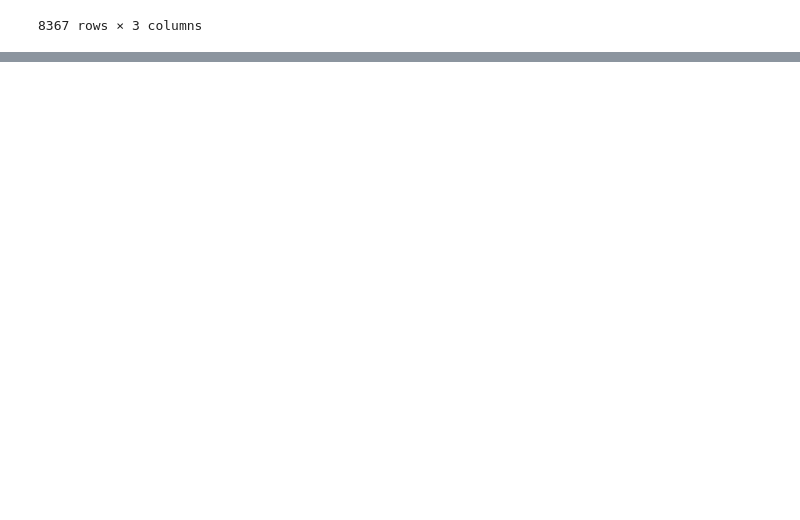
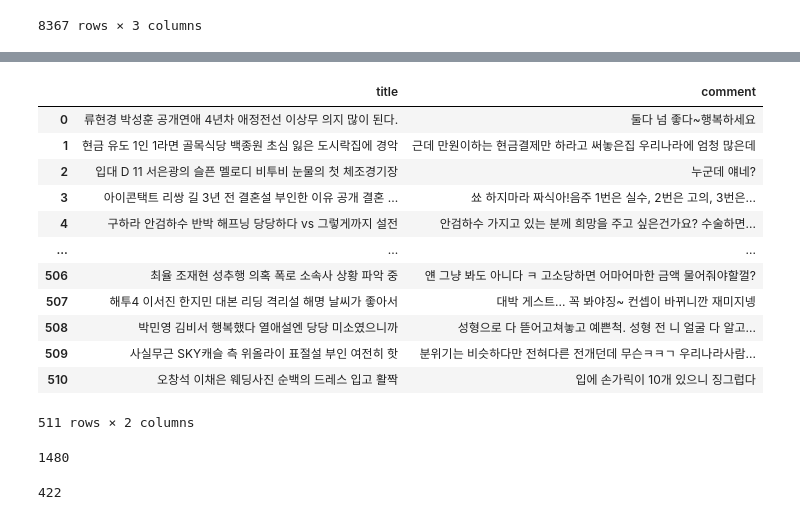
Before and after one commit to jungsolsol/Project1, a Jupyter notebook: comments identification/데이터 확인.ipynb, the cells around one changed output, grey strips where cells are left out. Cells and saved outputs as stored; diff of their text form; code cells hidden in the pictures; blank space fills up the shorter version.

Commit message:
comment identification - test back tranlation

```diff
--- a/comments identification/데이터 확인.ipynb
+++ b/comments identification/데이터 확인.ipynb
@@ -77,0 +80,3 @@ data2
+# %%
+train_df = pd.read_csv('/content/drive/MyDrive/Colab Notebooks/traffic forecasting/Project1/comments identification/data/back taranslation train.csv')
+test_df = pd.read_csv('/content/drive/MyDrive/Colab Notebooks/traffic forecasting/Project1/comments identification/data/back taranslation test.csv')
@@ -77,0 +99,16 @@ data2
+# %%
+test_df.iloc[:,1:]
+# %% [output]
+|  | title | comment |
+| 0 | 류현경 박성훈 공개연애 4년차 애정전선 이상무 의지 많이 된다. | 둘다 넘 좋다~행복하세요 |
+| 1 | 현금 유도 1인 1라면 골목식당 백종원 초심 잃은 도시락집에 경악 | 근데 만원이하는 현금결제만 하라고 써놓은집 우리나라에 엄청 많은데 |
+| 2 | 입대 D 11 서은광의 슬픈 멜로디 비투비 눈물의 첫 체조경기장 | 누군데 얘네? |
+| 3 | 아이콘택트 리쌍 길 3년 전 결혼설 부인한 이유 공개 결혼 ... | 쑈 하지마라 짜식아!음주 1번은 실수, 2번은 고의, 3번은... |
+| 4 | 구하라 안검하수 반박 해프닝 당당하다 vs 그렇게까지 설전 | 안검하수 가지고 있는 분께 희망을 주고 싶은건가요? 수술하면... |
+| ... | ... | ... |
+| 506 | 최율 조재현 성추행 의혹 폭로 소속사 상황 파악 중 | 얜 그냥 봐도 아니다 ㅋ 고소당하면 어마어마한 금액 물어줘야할껄? |
+| 507 | 해투4 이서진 한지민 대본 리딩 격리설 해명 날씨가 좋아서 | 대박 게스트... 꼭 봐야징~ 컨셉이 바뀌니깐 재미지넹 |
+| 508 | 박민영 김비서 행복했다 열애설엔 당당 미소였으니까 | 성형으로 다 뜯어고쳐놓고 예쁜척. 성형 전 니 얼굴 다 알고... |
+| 509 | 사실무근 SKY캐슬 측 위올라이 표절설 부인 여전히 핫 | 분위기는 비슷하다만 전혀다른 전개던데 무슨ㅋㅋㄱ 우리나라사람... |
+| 510 | 오창석 이채은 웨딩사진 순백의 드레스 입고 활짝 | 입에 손가릭이 10개 있으니 징그럽다 |
+511 rows × 2 columns
@@ -77,0 +117,4 @@ data2
+# %%
+len(x1)
+# %% [output]
+1480
@@ -77,0 +123,4 @@ data2
+# %%
+len(x2)
+# %% [output]
+422
```
Also changed, not shown: parts of 7 cells of this notebook, 15 other files.
